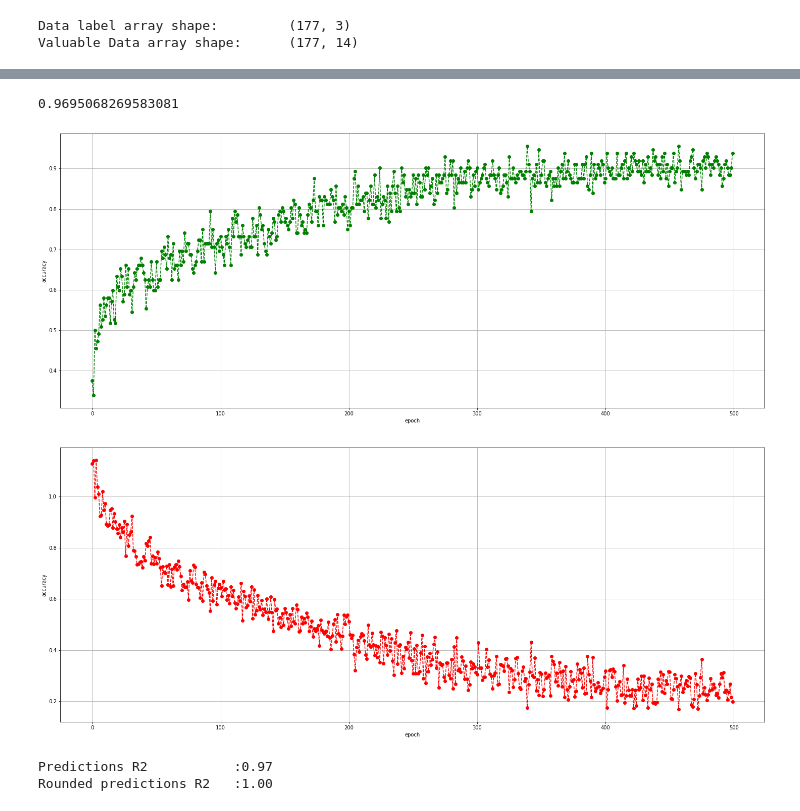
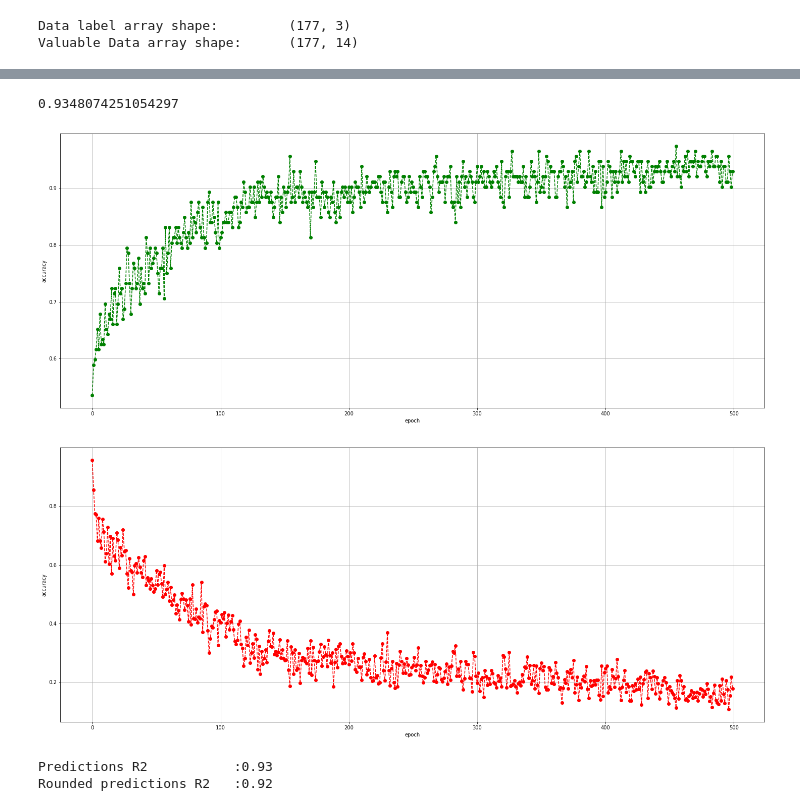
Before and after one commit to CyberGoat9152/ML_estudy, a Jupyter notebook: wine/main.ipynb, the cells around one changed output, grey strips where cells are left out. Cells and saved outputs as stored; diff of their text form; code cells hidden in the pictures.

Commit message:
updating models metrics

```diff
--- a/wine/main.ipynb
+++ b/wine/main.ipynb
@@ -209,7 +217,10 @@ from sklearn.model_selection import train_test_split
 
 
 
-dataValuableTrain, dataValuableTest, dataLabelTrain ,dataLabelTest = train_test_split(dataValuable, dataLabel, test_size=0.2, random_state=5)
+dataValuableTrain, dataValuableTest, dataLabelTrain ,dataLabelTest = train_test_split(dataValuable,
+                                                                                      dataLabel,
+                                                                                      test_size=0.2,
+                                                                                      random_state=5)
 
 nEpochs       = 500
 percentSplit  = 0.2
@@ -216,15 +229,23 @@ percentSplit  = 0.2
 # %%
 modelo = tf.keras.models.Sequential()
-modelo.add(tf.keras.layers.Dense( units = 50, activation = 'tanh', input_shape = (14,) ))
+modelo.add(tf.keras.layers.Dense( units = 100, activation = 'tanh', input_shape = (14,) ))
 modelo.add(tf.keras.layers.Dropout(0.2))
-modelo.add(tf.keras.layers.Dense( units = 50, activation = 'tanh' ))
+modelo.add(tf.keras.layers.Dense( units = 100, activation = 'tanh' ))
 modelo.add(tf.keras.layers.Dropout(0.2))
-modelo.add(tf.keras.layers.Dense( units = 50, activation = 'tanh' ))
+modelo.add(tf.keras.layers.Dense( units = 100, activation = 'tanh' ))
 modelo.add(tf.keras.layers.Dropout(0.2))
-modelo.add(tf.keras.layers.Dense( units = 50, activation = 'tanh' ))
-modelo.add(tf.keras.layers.Dropout(0.2))
+modelo.add(tf.keras.layers.Dense( units = 100, activation = 'tanh' ))
+modelo.add(tf.keras.layers.Dropout(0.1))
 modelo.add(tf.keras.layers.Dense( units = 3  , activation = 'softmax' ))
-modelo.compile( optimizer = 'Adamax' , loss='CategoricalCrossentropy',metrics=['accuracy'])
-hist = modelo.fit(dataValuableTrain, dataLabelTrain, epochs = nEpochs, batch_size = 35, validation_split = percentSplit,verbose =1)
+modelo.compile(optimizer = 'Adamax' ,
+               loss='CategoricalCrossentropy',
+               metrics=['CategoricalAccuracy'])
+
+hist = modelo.fit(dataValuableTrain,
+                  dataLabelTrain,
+                  epochs = nEpochs,
+                  batch_size = 10,
+                  validation_split = percentSplit,
+                  verbose =2)
 # %% [output]
 Epoch 1/500
@@ -248,16 +279,16 @@ Epoch 500/500
 from sklearn.metrics import r2_score
 r2_score(dataLabelTest, modelo.predict(dataValuableTest))
 # %% [output]
-0.9695068269583081
+0.9348074251054297
 # %%
 plt.figure(figsize=(25,10))
 plt.xlabel('epoch')
 plt.ylabel('accuracy')
-plt.plot(hist.history['accuracy'], 'o', color='green')
-plt.plot(hist.history['accuracy'], '--', color='green')
+plt.plot(hist.history['categorical_accuracy'], 'o', color='green')
+plt.plot(hist.history['categorical_accuracy'], '--', color='green')
 plt.grid()
 # %% [output]
-[figure, old version]
+[figure, new version]
 # %%
 plt.figure(figsize=(25,10))
 plt.xlabel('epoch')
@@ -266,13 +297,13 @@ plt.plot(hist.history['loss'], 'o', color='red')
 plt.plot(hist.history['loss'], '--', color='red')
 plt.grid()
 # %% [output]
-[figure, old version]
+[figure, new version]
-# %%
-prediction =  modelo.predict(dataValuableTest)
-filtredPrediction=[]
-p = np.around(prediction, decimals=0)
-print('{:25}:{:.2f}'.format('Predictions R2', r2_score(prediction,dataLabelTest)))
-print('{:25}:{:.2f}'.format('Rounded predictions R2', r2_score(p,dataLabelTest)))
-# %% [output]
-Predictions R2           :0.97
-Rounded predictions R2   :1.00
+# %%
+prediction =  modelo.predict(dataValuableTest)
+filtredPrediction=[]
+p = np.around(prediction, decimals=0)
+print('{:25}:{:.2f}'.format('Predictions R2', r2_score(prediction,dataLabelTest)))
+print('{:25}:{:.2f}'.format('Rounded predictions R2', r2_score(p,dataLabelTest)))
+# %% [output]
+Predictions R2           :0.93
+Rounded predictions R2   :0.92
```
Also changed, not shown: parts of 5 cells of this notebook, 1 other file.
